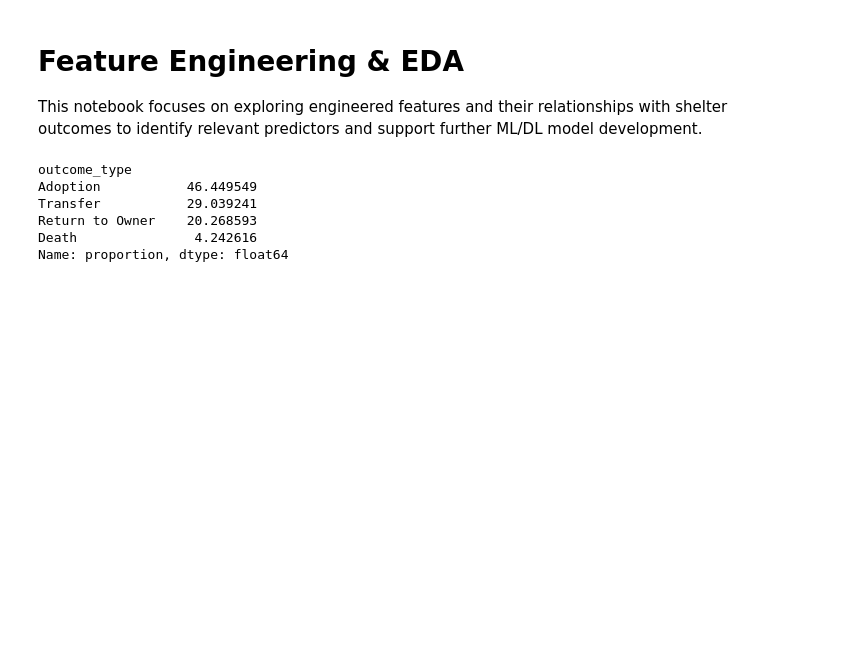
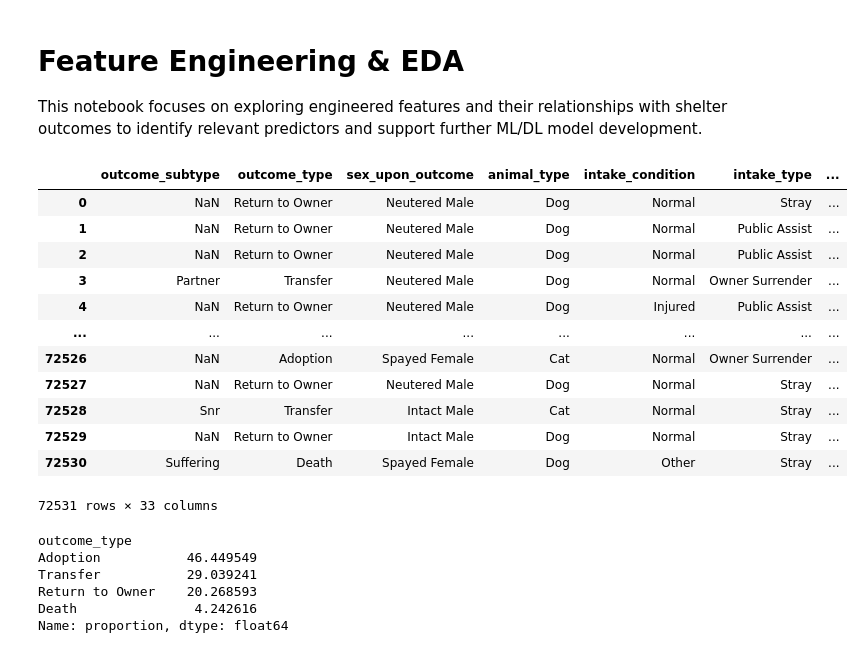
Before and after one commit to hirovax/ShelterPal, a Jupyter notebook: notebooks/eda/eda_shelter_pal_fe.ipynb, the cells around one changed output. Cells and saved outputs as stored; diff of their text form; code cells hidden in the pictures; blank space fills up the shorter version.

```diff
--- a/notebooks/eda_shelter_pal_fe.ipynb
+++ b/notebooks/eda/eda_shelter_pal_fe.ipynb
@@ -20,6 +20,22 @@ df["primary_breed"] = df["breed"].str.split("/|Mix").str[0].str.strip()
 This notebook focuses on exploring engineered features and their relationships with shelter outcomes to identify relevant predictors and support further ML/DL model development.
 # %%
 df = feature_engineering(df)
+# %%
+df
+# %% [output]
+|  | outcome_subtype | outcome_type | sex_upon_outcome | animal_type | intake_condition | intake_type | ... |
+| 0 | NaN | Return to Owner | Neutered Male | Dog | Normal | Stray | ... |
+| 1 | NaN | Return to Owner | Neutered Male | Dog | Normal | Public Assist | ... |
+| 2 | NaN | Return to Owner | Neutered Male | Dog | Normal | Public Assist | ... |
+| 3 | Partner | Transfer | Neutered Male | Dog | Normal | Owner Surrender | ... |
+| 4 | NaN | Return to Owner | Neutered Male | Dog | Injured | Public Assist | ... |
+| ... | ... | ... | ... | ... | ... | ... | ... |
+| 72526 | NaN | Adoption | Spayed Female | Cat | Normal | Owner Surrender | ... |
+| 72527 | NaN | Return to Owner | Neutered Male | Dog | Normal | Stray | ... |
+| 72528 | Snr | Transfer | Intact Male | Cat | Normal | Stray | ... |
+| 72529 | NaN | Return to Owner | Intact Male | Dog | Normal | Stray | ... |
+| 72530 | Suffering | Death | Spayed Female | Dog | Other | Stray | ... |
+72531 rows × 33 columns
 # %%
 df["outcome_type"].value_counts(normalize=True)*100
 
```
Also changed, not shown: 15 other files.
